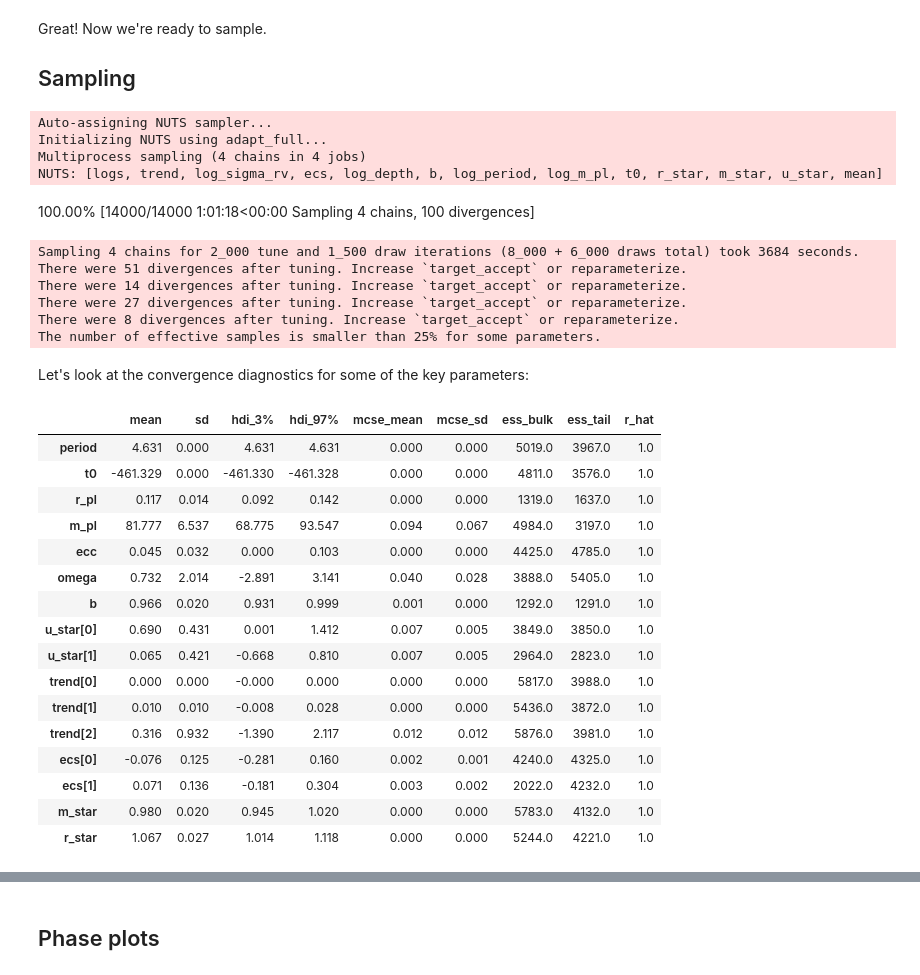
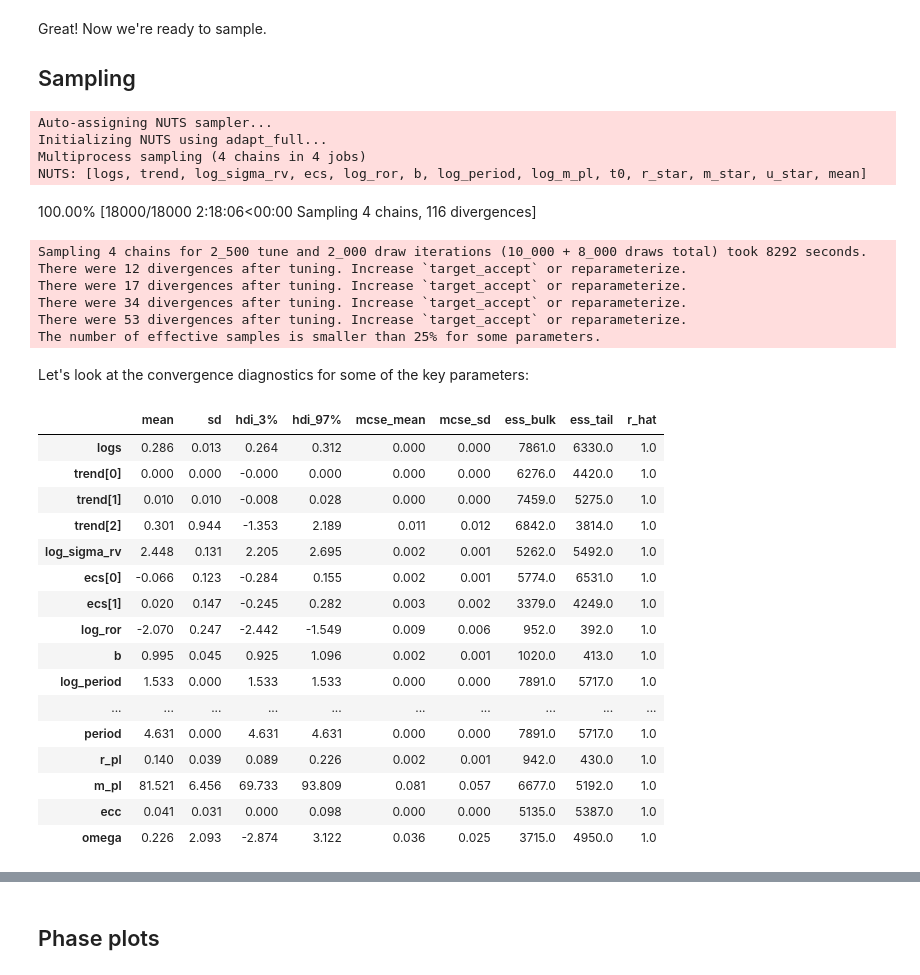
Before and after one commit to juanserrano90/tess_sophie_paper, a Jupyter notebook: joint_1273.ipynb, the cells around one changed output, grey strips where cells are left out. Cells and saved outputs as stored; diff of their text form; code cells hidden in the pictures.

```diff
--- a/joint_1273.ipynb
+++ b/joint_1273.ipynb
@@ -442,8 +448,8 @@ import multiprocessing
 
 with model:
     trace = pm.sample(
-        tune=2000, #1500,
-        draws=1500, #1000,
+        tune=2500, #1500,
+        draws=2000, #1000,
         start=map_soln,
         cores=4,
         chains=4,
@@ -457,54 +463,60 @@ with model:
 Auto-assigning NUTS sampler...
 Initializing NUTS using adapt_full...
 Multiprocess sampling (4 chains in 4 jobs)
-NUTS: [logs, trend, log_sigma_rv, ecs, log_depth, b, log_period, log_m_pl, t0, r_star, m_star, u_star, mean]
+NUTS: [logs, trend, log_sigma_rv, ecs, log_ror, b, log_period, log_m_pl, t0, r_star, m_star, u_star, mean]
-100.00% [14000/14000 1:01:18<00:00 Sampling 4 chains, 100 divergences]
+100.00% [18000/18000 2:18:06<00:00 Sampling 4 chains, 116 divergences]
-Sampling 4 chains for 2_000 tune and 1_500 draw iterations (8_000 + 6_000 draws total) took 3684 seconds.
-There were 51 divergences after tuning. Increase `target_accept` or reparameterize.
-There were 14 divergences after tuning. Increase `target_accept` or reparameterize.
-There were 27 divergences after tuning. Increase `target_accept` or reparameterize.
-There were 8 divergences after tuning. Increase `target_accept` or reparameterize.
+Sampling 4 chains for 2_500 tune and 2_000 draw iterations (10_000 + 8_000 draws total) took 8292 seconds.
+There were 12 divergences after tuning. Increase `target_accept` or reparameterize.
+There were 17 divergences after tuning. Increase `target_accept` or reparameterize.
+There were 34 divergences after tuning. Increase `target_accept` or reparameterize.
+There were 53 divergences after tuning. Increase `target_accept` or reparameterize.
 The number of effective samples is smaller than 25% for some parameters.
 # %% [markdown]
 Let's look at the convergence diagnostics for some of the key parameters:
 # %%
 import arviz as az
 
 az.summary(
     trace,
     var_names=[
-        "period",
+        'logs',
+        'trend',
+        'log_sigma_rv',
+        'ecs',
+        'log_ror', # log_ror or log_depth
+        'b',
+        'log_period',
+        'log_m_pl',
         't0',
+        'r_star',
+        'm_star',
+        'u_star',
+        'mean',
+        'period',
         "r_pl",
         "m_pl",
         "ecc",
         "omega",
-        "b",
-        "u_star",
-        "trend",
-        'ecs',
-        'm_star',
-        'r_star'
     ],
 )
 # %% [output]
 |  | mean | sd | hdi_3% | hdi_97% | mcse_mean | mcse_sd | ess_bulk | ess_tail | r_hat |
-| period | 4.631 | 0.000 | 4.631 | 4.631 | 0.000 | 0.000 | 5019.0 | 3967.0 | 1.0 |
-| t0 | -461.329 | 0.000 | -461.330 | -461.328 | 0.000 | 0.000 | 4811.0 | 3576.0 | 1.0 |
-| r_pl | 0.117 | 0.014 | 0.092 | 0.142 | 0.000 | 0.000 | 1319.0 | 1637.0 | 1.0 |
-| m_pl | 81.777 | 6.537 | 68.775 | 93.547 | 0.094 | 0.067 | 4984.0 | 3197.0 | 1.0 |
-| ecc | 0.045 | 0.032 | 0.000 | 0.103 | 0.000 | 0.000 | 4425.0 | 4785.0 | 1.0 |
-| omega | 0.732 | 2.014 | -2.891 | 3.141 | 0.040 | 0.028 | 3888.0 | 5405.0 | 1.0 |
-| b | 0.966 | 0.020 | 0.931 | 0.999 | 0.001 | 0.000 | 1292.0 | 1291.0 | 1.0 |
-| u_star[0] | 0.690 | 0.431 | 0.001 | 1.412 | 0.007 | 0.005 | 3849.0 | 3850.0 | 1.0 |
-| u_star[1] | 0.065 | 0.421 | -0.668 | 0.810 | 0.007 | 0.005 | 2964.0 | 2823.0 | 1.0 |
-| trend[0] | 0.000 | 0.000 | -0.000 | 0.000 | 0.000 | 0.000 | 5817.0 | 3988.0 | 1.0 |
-| trend[1] | 0.010 | 0.010 | -0.008 | 0.028 | 0.000 | 0.000 | 5436.0 | 3872.0 | 1.0 |
-| trend[2] | 0.316 | 0.932 | -1.390 | 2.117 | 0.012 | 0.012 | 5876.0 | 3981.0 | 1.0 |
-| ecs[0] | -0.076 | 0.125 | -0.281 | 0.160 | 0.002 | 0.001 | 4240.0 | 4325.0 | 1.0 |
-| ecs[1] | 0.071 | 0.136 | -0.181 | 0.304 | 0.003 | 0.002 | 2022.0 | 4232.0 | 1.0 |
-| m_star | 0.980 | 0.020 | 0.945 | 1.020 | 0.000 | 0.000 | 5783.0 | 4132.0 | 1.0 |
-| r_star | 1.067 | 0.027 | 1.014 | 1.118 | 0.000 | 0.000 | 5244.0 | 4221.0 | 1.0 |
+| logs | 0.286 | 0.013 | 0.264 | 0.312 | 0.000 | 0.000 | 7861.0 | 6330.0 | 1.0 |
+| trend[0] | 0.000 | 0.000 | -0.000 | 0.000 | 0.000 | 0.000 | 6276.0 | 4420.0 | 1.0 |
+| trend[1] | 0.010 | 0.010 | -0.008 | 0.028 | 0.000 | 0.000 | 7459.0 | 5275.0 | 1.0 |
+| trend[2] | 0.301 | 0.944 | -1.353 | 2.189 | 0.011 | 0.012 | 6842.0 | 3814.0 | 1.0 |
+| log_sigma_rv | 2.448 | 0.131 | 2.205 | 2.695 | 0.002 | 0.001 | 5262.0 | 5492.0 | 1.0 |
+| ecs[0] | -0.066 | 0.123 | -0.284 | 0.155 | 0.002 | 0.001 | 5774.0 | 6531.0 | 1.0 |
+| ecs[1] | 0.020 | 0.147 | -0.245 | 0.282 | 0.003 | 0.002 | 3379.0 | 4249.0 | 1.0 |
+| log_ror | -2.070 | 0.247 | -2.442 | -1.549 | 0.009 | 0.006 | 952.0 | 392.0 | 1.0 |
+| b | 0.995 | 0.045 | 0.925 | 1.096 | 0.002 | 0.001 | 1020.0 | 413.0 | 1.0 |
+| log_period | 1.533 | 0.000 | 1.533 | 1.533 | 0.000 | 0.000 | 7891.0 | 5717.0 | 1.0 |
+| ... | ... | ... | ... | ... | ... | ... | ... | ... | ... |
+| period | 4.631 | 0.000 | 4.631 | 4.631 | 0.000 | 0.000 | 7891.0 | 5717.0 | 1.0 |
+| r_pl | 0.140 | 0.039 | 0.089 | 0.226 | 0.002 | 0.001 | 942.0 | 430.0 | 1.0 |
+| m_pl | 81.521 | 6.456 | 69.733 | 93.809 | 0.081 | 0.057 | 6677.0 | 5192.0 | 1.0 |
+| ecc | 0.041 | 0.031 | 0.000 | 0.098 | 0.000 | 0.000 | 5135.0 | 5387.0 | 1.0 |
+| omega | 0.226 | 2.093 | -2.874 | 3.122 | 0.036 | 0.025 | 3715.0 | 4950.0 | 1.0 |
 # %%
 #tune 3500, draws 2000, 2 chains, 2 cores
 #           mean	sd	hdi_3%	hdi_97%	mcse_mean	mcse_sd	ess_bulk	ess_tail	r_hat
```
Also changed, not shown: parts of 11 cells of this notebook, 1 other file.
